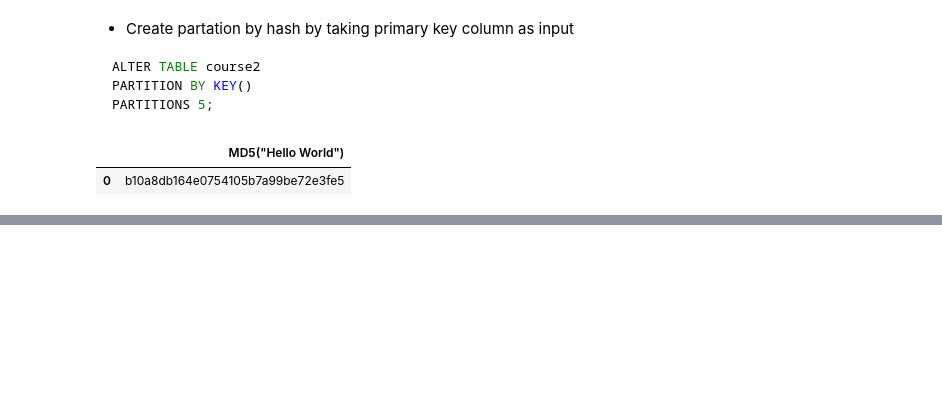
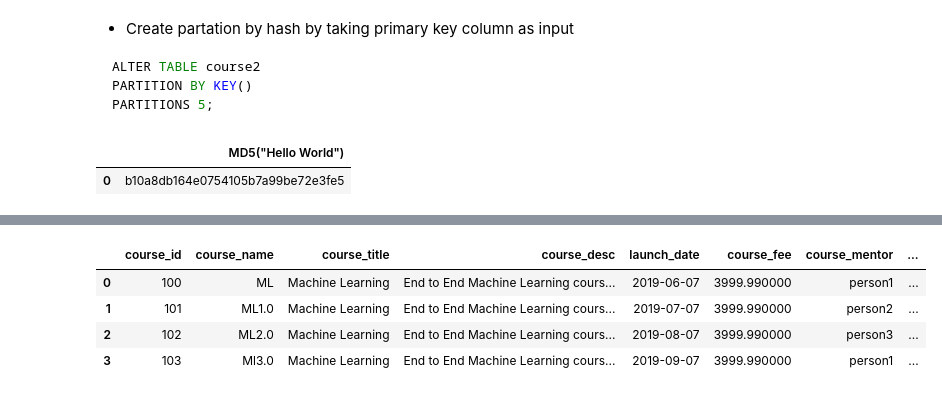
Before and after one commit to dev-hack95/SQL, a Jupyter notebook: SQL8.ipynb, the cells around one changed output, grey strips where cells are left out. Drawn from its saved outputs; the diff is of its cells as text; code cells hidden in the pictures; blank space fills up the shorter version.

```diff
--- a/SQL8.ipynb
+++ b/SQL8.ipynb
@@ -555,0 +691,10 @@ partition by list columns(course_mentor) (
+# %%
+data.query("""
+SELECT * FROM course6 PARTITION (p0);
+""")
+# %% [output]
+|  | course_id | course_name | course_title | course_desc | launch_date | course_fee | course_mentor | ... |
+| 0 | 100 | ML | Machine Learning | End to End Machine Learning cours... | 2019-06-07 | 3999.990000 | person1 | ... |
+| 1 | 101 | ML1.0 | Machine Learning | End to End Machine Learning cours... | 2019-07-07 | 3999.990000 | person2 | ... |
+| 2 | 102 | ML2.0 | Machine Learning | End to End Machine Learning cours... | 2019-08-07 | 3999.990000 | person3 | ... |
+| 3 | 103 | Ml3.0 | Machine Learning | End to End Machine Learning cours... | 2019-09-07 | 3999.990000 | person1 | ... |
```
Also changed, not shown: parts of 41 cells of this notebook.
